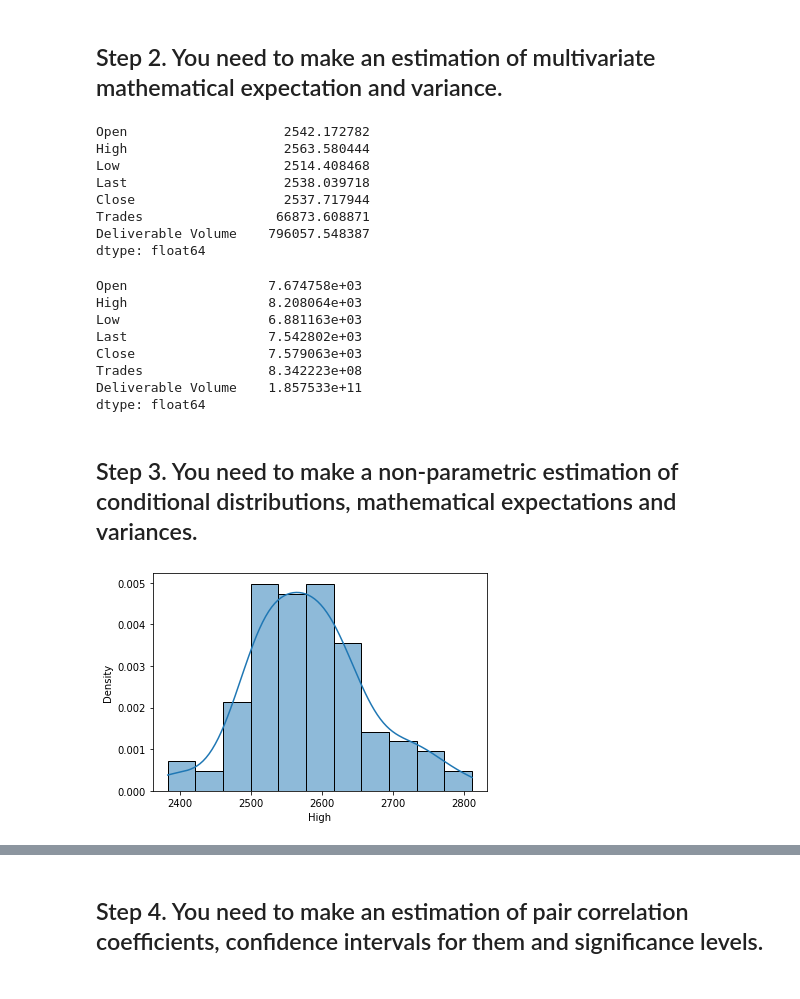
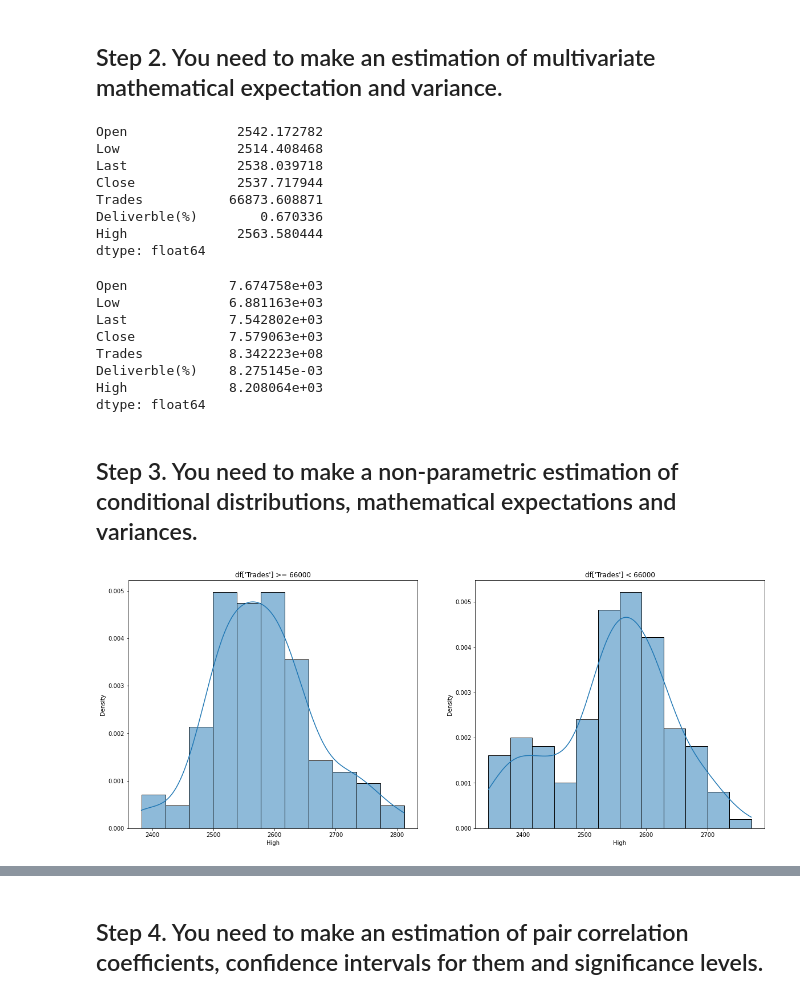
Before and after one commit to semaputnik/multivariate-data-analysis-labs, a Jupyter notebook: Lab_2/code.ipynb, the cells around one changed output, grey strips where cells are left out. Saved outputs shown, nothing was run; the diff lists cells and outputs as text; code cells hidden in the pictures.

```diff
--- a/Lab_2/code.ipynb
+++ b/Lab_2/code.ipynb
@@ -15,3 +14,4 @@ from sklearn import linear_model as lm
 # %%
-# read data
 source_data_path = "./../tcs_stock.csv"
+row_df = pd.read_csv(source_data_path)
+row_df["Deliverble(%)"] = row_df['%Deliverble']
@@ -35,9 +18,7 @@ row_df
 # %%
-df = row_df[[ 'High', 'Open', 'Low', 'Last', 'Close', 'Trades', '%Deliverble']]
+feature_cols = ['Open', 'Low', 'Last', 'Close', 'Trades', 'Deliverble(%)']
+target_col = 'High'
 
-feature_cols = ['Open', 'Low', 'Last', 'Close', 'Trades', '%Deliverble']
-features = df[feature_cols]
-target = df['High']
-
-df
+df = row_df[feature_cols + [target_col]]
+df.head()
 # %% [output]
@@ -63,34 +51,39 @@ df
 # %%
 df.mean()
 # %% [output]
-Open                    2542.172782
-High                    2563.580444
-Low                     2514.408468
-Last                    2538.039718
-Close                   2537.717944
-Trades                 66873.608871
-Deliverable Volume    796057.548387
+Open              2542.172782
+Low               2514.408468
+Last              2538.039718
+Close             2537.717944
+Trades           66873.608871
+Deliverble(%)        0.670336
+High              2563.580444
 dtype: float64
 # %%
 df.var()
 # %% [output]
-Open                  7.674758e+03
-High                  8.208064e+03
-Low                   6.881163e+03
-Last                  7.542802e+03
-Close                 7.579063e+03
-Trades                8.342223e+08
-Deliverable Volume    1.857533e+11
+Open             7.674758e+03
+Low              6.881163e+03
+Last             7.542802e+03
+Close            7.579063e+03
+Trades           8.342223e+08
+Deliverble(%)    8.275145e-03
+High             8.208064e+03
 dtype: float64
 # %% [markdown]
 ## Step 3. You need to make a non-parametric estimation of conditional distributions, mathematical expectations and variances.
 # %%
-condition = df['Trades'] >= 66000
-condition_2 = df['Trades'] < 66000
-
-df_cond = df[condition]
+condition_more = df['Trades'] >= 66000
+condition_less = df['Trades'] < 66000
 # %%
-sb.histplot(df_cond['High'], kde=True, stat="density")
+fig, (ax1, ax2) = plt.subplots(1, 2, figsize=(20,8))
+
+sb.histplot(df[condition_more]['High'], ax=ax1, kde=True, stat="density")
+ax1.set_title("df['Trades'] >= 66000")
+
+sb.histplot(df[condition_less]['High'], ax=ax2, kde=True, stat="density")
+ax2.set_title("df['Trades'] < 66000")
+
 plt.show()
 # %% [output]
-[figure, old version]
+[figure, new version]
```
Also changed, not shown: parts of 31 cells of this notebook.
